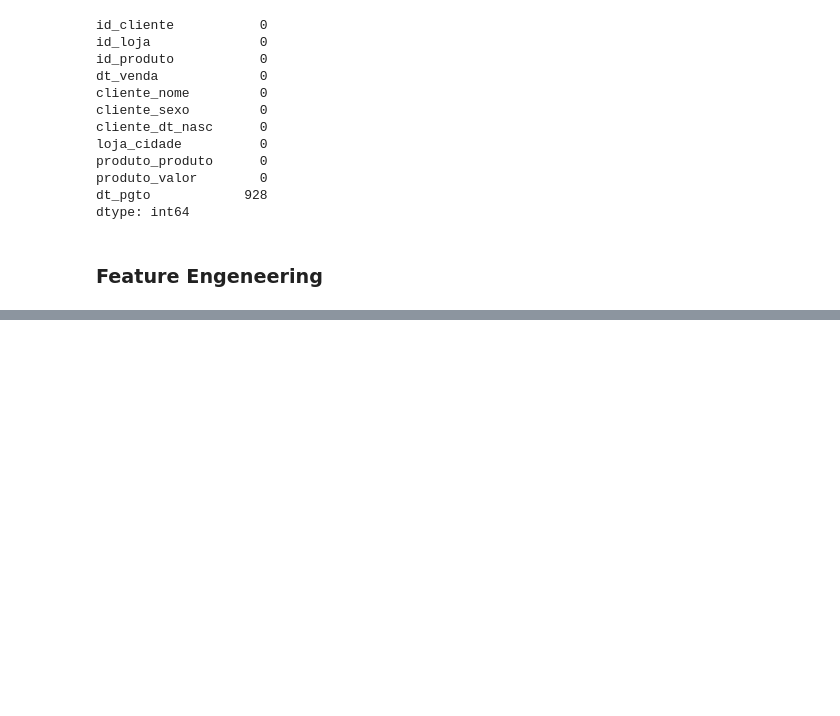
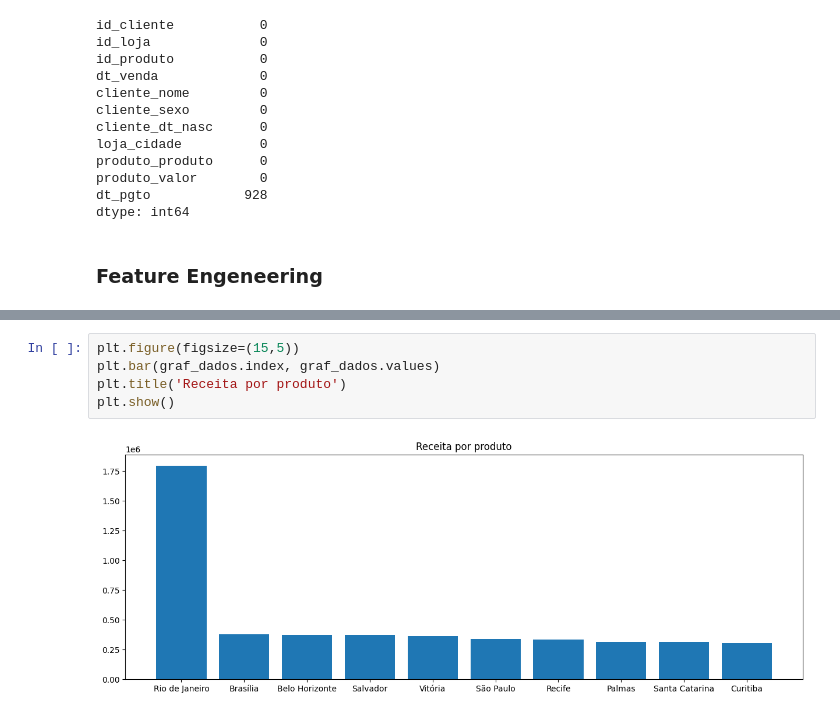
Before and after one commit to thaiisfaustino/Analise-contexto-loja, a Jupyter notebook: notebooks/analise-descritiva.ipynb, the cells around one changed output, grey strips where cells are left out. Cells and saved outputs as stored; diff of their text form; blank space fills up the shorter version.

```diff
--- a/notebooks/analise-descritiva.ipynb
+++ b/notebooks/analise-descritiva.ipynb
@@ -376,0 +475,7 @@ df.head()
+# %%
+plt.figure(figsize=(15,5))
+plt.bar(graf_dados.index, graf_dados.values)
+plt.title('Receita por produto')
+plt.show()
+# %% [output]
+[figure, added]
```
Also changed, not shown: parts of 18 cells of this notebook.
